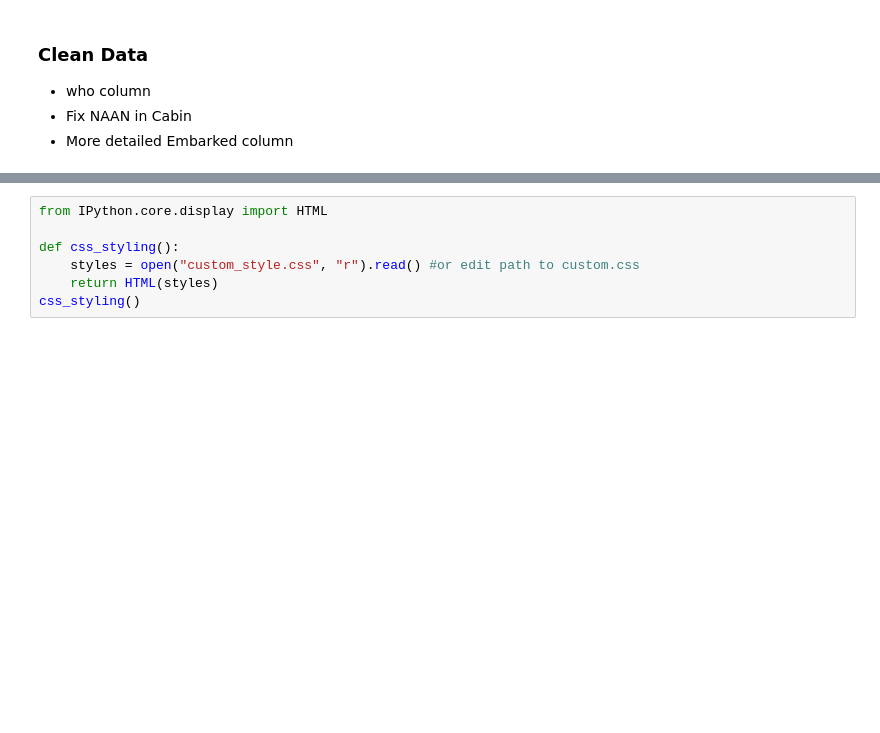
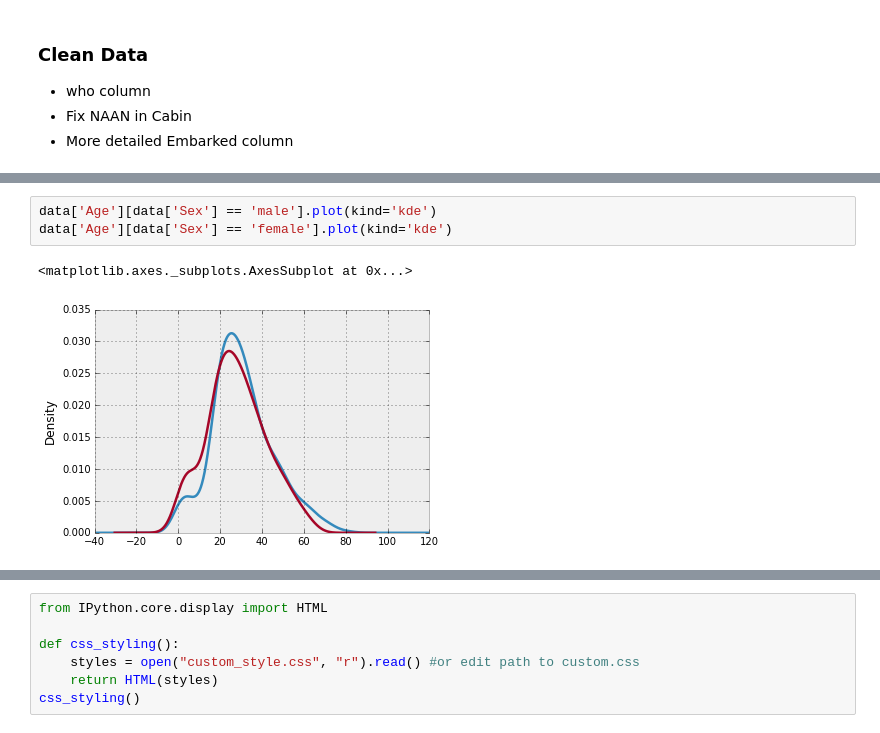
Before and after one commit to zunayed/pyDataAnalysis, a Jupyter notebook: titanic_predection.ipynb, the cells around one changed output, grey strips where cells are left out. Drawn from its saved outputs; the diff is of its cells as text; blank space fills up the shorter version.

```diff
--- a/titanic_predection.ipynb
+++ b/titanic_predection.ipynb
@@ -45,0 +52,6 @@ data.head()
+# %%
+data['Age'][data['Sex'] == 'male'].plot(kind='kde')
+data['Age'][data['Sex'] == 'female'].plot(kind='kde')
+# %% [output]
+<matplotlib.axes._subplots.AxesSubplot at 0x...>
+[figure, added]
```
Also changed, not shown: parts of 6 cells of this notebook, 1 other file.
